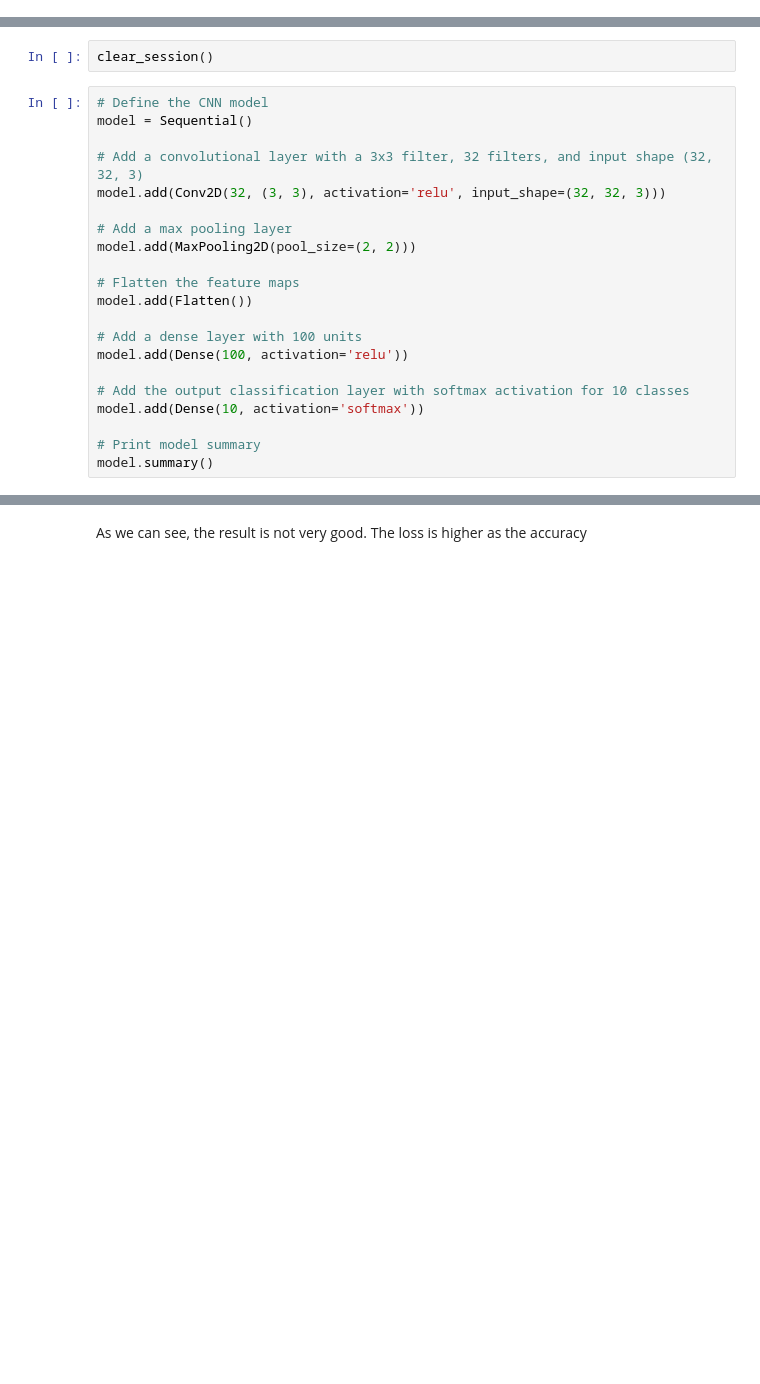
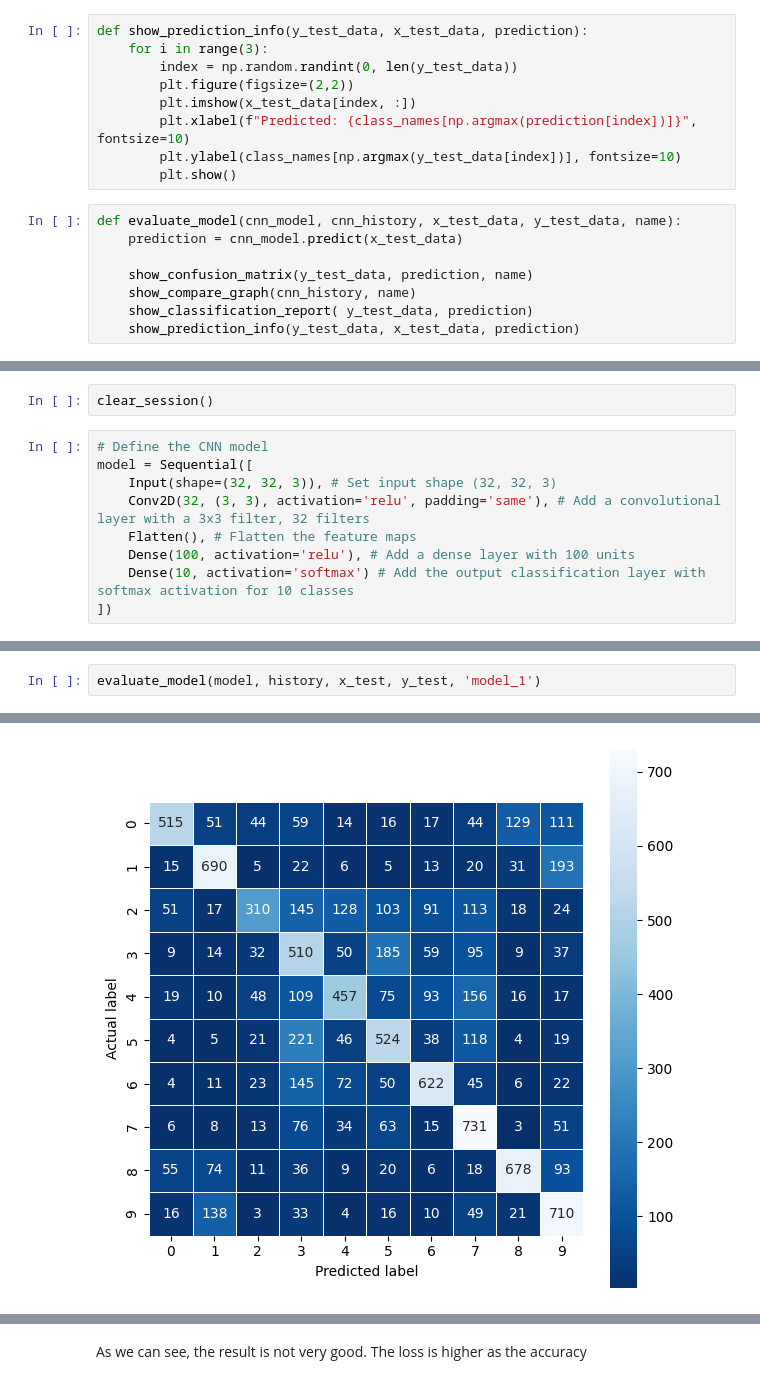
Before and after one commit to babyodacode/image_classification_project, a Jupyter notebook: model.ipynb, the cells around one changed output, grey strips where cells are left out. Drawn from its saved outputs; the diff is of its cells as text; blank space fills up the shorter version.

Commit message:
update outputs

```diff
--- a/model.ipynb
+++ b/model.ipynb
@@ -77,25 +88,30 @@ def show_classification_report(cnn_model, y_test_data, x_test_data):
+# %%
+def show_prediction_info(y_test_data, x_test_data, prediction):
+    for i in range(3):
+        index = np.random.randint(0, len(y_test_data))
+        plt.figure(figsize=(2,2))
+        plt.imshow(x_test_data[index, :])
+        plt.xlabel(f"Predicted: {class_names[np.argmax(prediction[index])]}", fontsize=10)
+        plt.ylabel(class_names[np.argmax(y_test_data[index])], fontsize=10)
+        plt.show()
+# %%
+def evaluate_model(cnn_model, cnn_history, x_test_data, y_test_data, name):
+    prediction = cnn_model.predict(x_test_data)
+
+    show_confusion_matrix(y_test_data, prediction, name)
+    show_compare_graph(cnn_history, name)
+    show_classification_report( y_test_data, prediction)
+    show_prediction_info(y_test_data, x_test_data, prediction)
 # %% [markdown]
 ### Define first model with 60 epochs and a batch size of 512
 # %%
 clear_session()
 # %%
 # Define the CNN model
-model = Sequential()
-
-# Add a convolutional layer with a 3x3 filter, 32 filters, and input shape (32, 32, 3)
-model.add(Conv2D(32, (3, 3), activation='relu', input_shape=(32, 32, 3)))
-
-# Add a max pooling layer
-model.add(MaxPooling2D(pool_size=(2, 2)))
-
-# Flatten the feature maps
-model.add(Flatten())
-
-# Add a dense layer with 100 units
-model.add(Dense(100, activation='relu'))
-
-# Add the output classification layer with softmax activation for 10 classes
-model.add(Dense(10, activation='softmax'))
-
-# Print model summary
-model.summary()
+model = Sequential([
+    Input(shape=(32, 32, 3)), # Set input shape (32, 32, 3)
+    Conv2D(32, (3, 3), activation='relu', padding='same'), # Add a convolutional layer with a 3x3 filter, 32 filters
+    Flatten(), # Flatten the feature maps
+    Dense(100, activation='relu'), # Add a dense layer with 100 units
+    Dense(10, activation='softmax') # Add the output classification layer with softmax activation for 10 classes
+])
@@ -178,0 +147,3 @@ weighted avg       0.57      0.57      0.56     10000
+# %%
+evaluate_model(model, history, x_test, y_test, 'model_1')
+# %% [output]
@@ -178,0 +151 @@ weighted avg       0.57      0.57      0.56     10000
+[figure, added]
```
Also changed, not shown: parts of 59 cells of this notebook, 20 other files.
